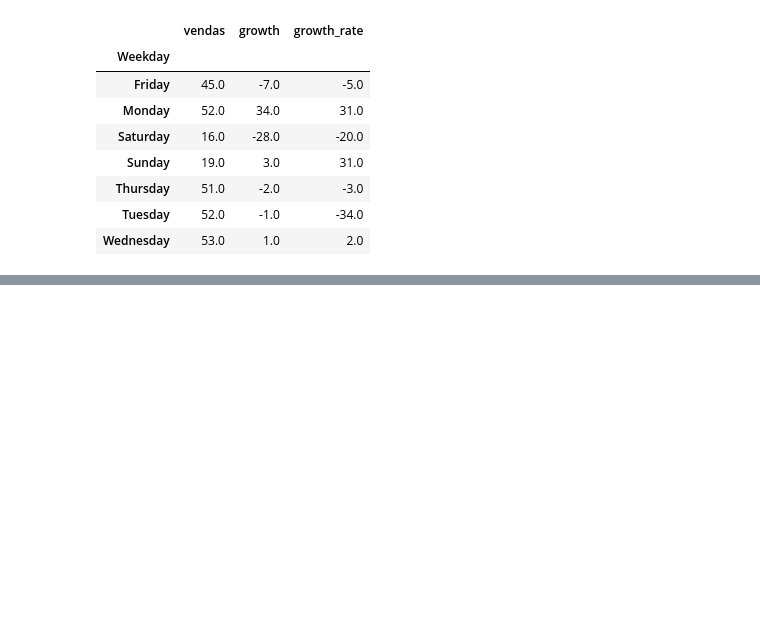
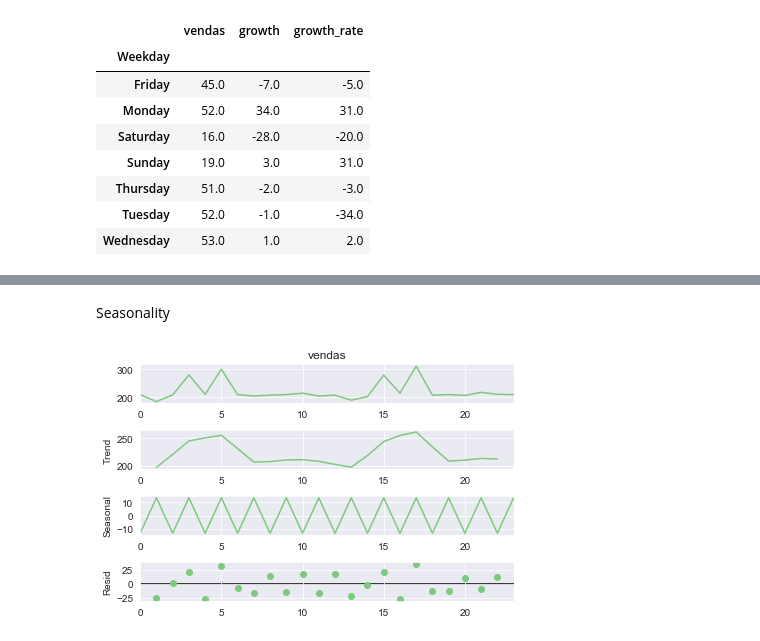
Before and after one commit to Igor-Arantes/Time-Series-Analysis, a Jupyter notebook: Time Series Analysis.ipynb, the cells around one changed output, grey strips where cells are left out. Saved outputs shown, nothing was run; the diff lists cells and outputs as text; code cells hidden in the pictures; blank space fills up the shorter version.

```diff
--- a/Time Series Analysis.ipynb
+++ b/Time Series Analysis.ipynb
@@ -148,0 +189,7 @@ sales_grouped
+# %% [markdown]
+Seasonality
+# %%
+seasonal_result = seasonal_decompose(chocolura['vendas'], period=2)
+ax = seasonal_result.plot()
+# %% [output]
+[figure, added]
```
Also changed, not shown: parts of 22 cells of this notebook.
